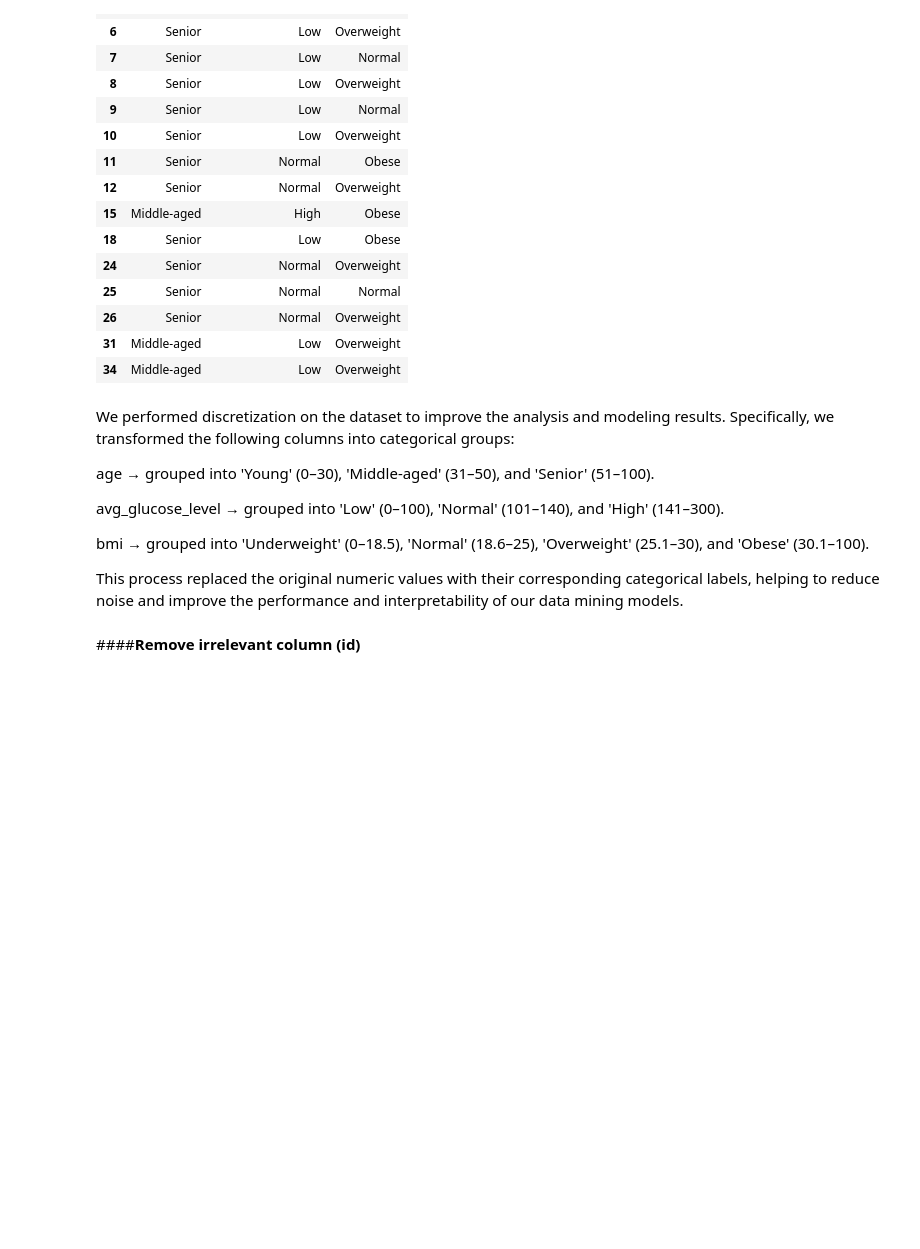
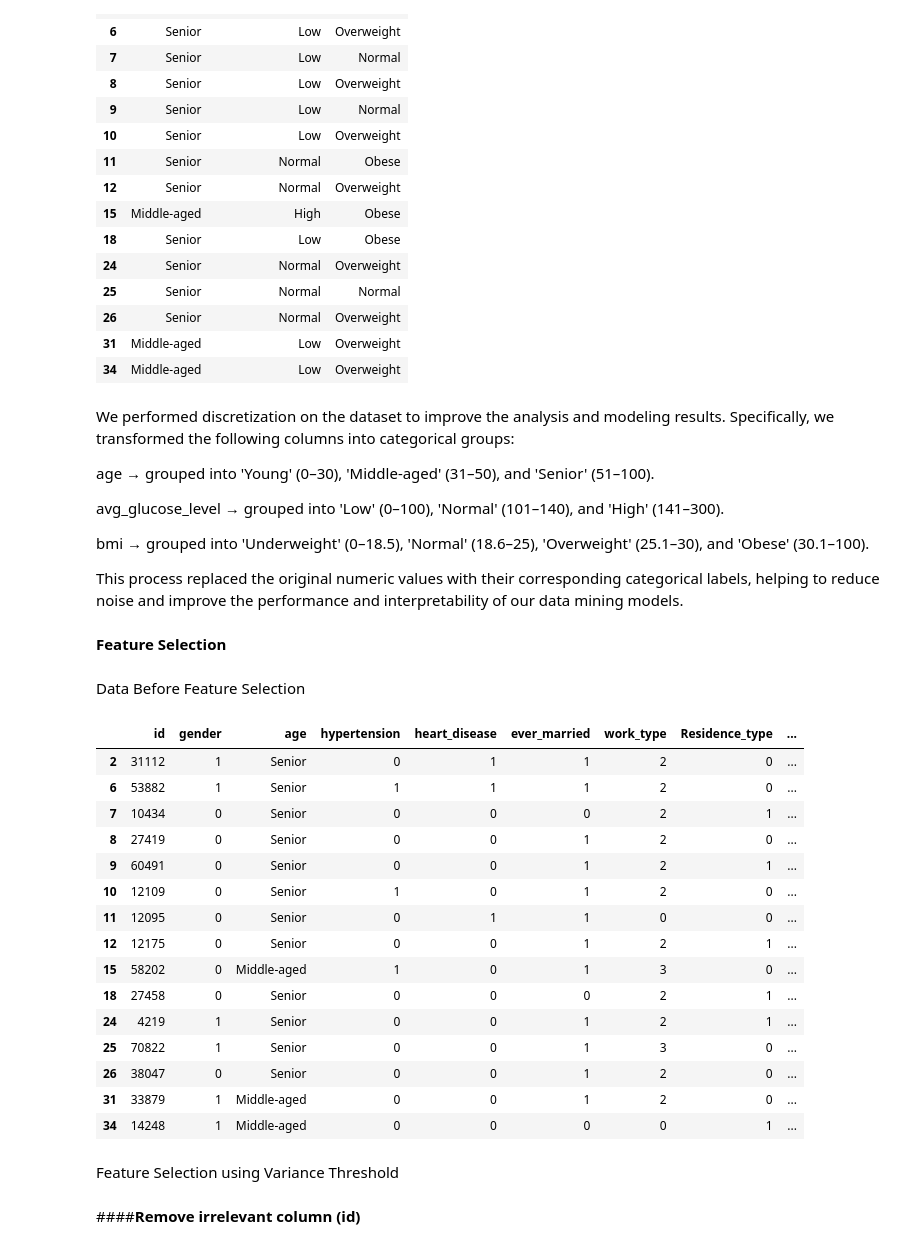
Before and after one commit to NouraAltuwiam/IT326-Stroke-Prediction, a Jupyter notebook: phase2.ipynb, the cells around one changed output. Saved outputs shown, nothing was run; the diff lists cells and outputs as text; code cells hidden in the pictures; blank space fills up the shorter version.

```diff
--- a/phase2.ipynb
+++ b/phase2.ipynb
@@ -541,6 +542,31 @@ avg_glucose_level → grouped into 'Low' (0–100), 'Normal' (101–140), and 'H
 bmi → grouped into 'Underweight' (0–18.5), 'Normal' (18.6–25), 'Overweight' (25.1–30), and 'Obese' (30.1–100).
 
 This process replaced the original numeric values with their corresponding categorical labels, helping to reduce noise and improve the performance and interpretability of our data mining models.
+# %% [markdown]
+**Feature Selection**
+# %% [markdown]
+Data Before Feature Selection
+# %%
+df.head(15)
+# %% [output]
+|  | id | gender | age | hypertension | heart_disease | ever_married | work_type | Residence_type | ... |
+| 2 | 31112 | 1 | Senior | 0 | 1 | 1 | 2 | 0 | ... |
+| 6 | 53882 | 1 | Senior | 1 | 1 | 1 | 2 | 0 | ... |
+| 7 | 10434 | 0 | Senior | 0 | 0 | 0 | 2 | 1 | ... |
+| 8 | 27419 | 0 | Senior | 0 | 0 | 1 | 2 | 0 | ... |
+| 9 | 60491 | 0 | Senior | 0 | 0 | 1 | 2 | 1 | ... |
+| 10 | 12109 | 0 | Senior | 1 | 0 | 1 | 2 | 0 | ... |
+| 11 | 12095 | 0 | Senior | 0 | 1 | 1 | 0 | 0 | ... |
+| 12 | 12175 | 0 | Senior | 0 | 0 | 1 | 2 | 1 | ... |
+| 15 | 58202 | 0 | Middle-aged | 1 | 0 | 1 | 3 | 0 | ... |
+| 18 | 27458 | 0 | Senior | 0 | 0 | 0 | 2 | 1 | ... |
+| 24 | 4219 | 1 | Senior | 0 | 0 | 1 | 2 | 1 | ... |
+| 25 | 70822 | 1 | Senior | 0 | 0 | 1 | 3 | 0 | ... |
+| 26 | 38047 | 0 | Senior | 0 | 0 | 1 | 2 | 0 | ... |
+| 31 | 33879 | 1 | Middle-aged | 0 | 0 | 1 | 2 | 0 | ... |
+| 34 | 14248 | 1 | Middle-aged | 0 | 0 | 0 | 0 | 1 | ... |
+# %% [markdown]
+Feature Selection using Variance Threshold
 # %% [markdown]
 ####**Remove irrelevant column (id)**
 # %%
```
Also changed, not shown: parts of 5 cells of this notebook.
